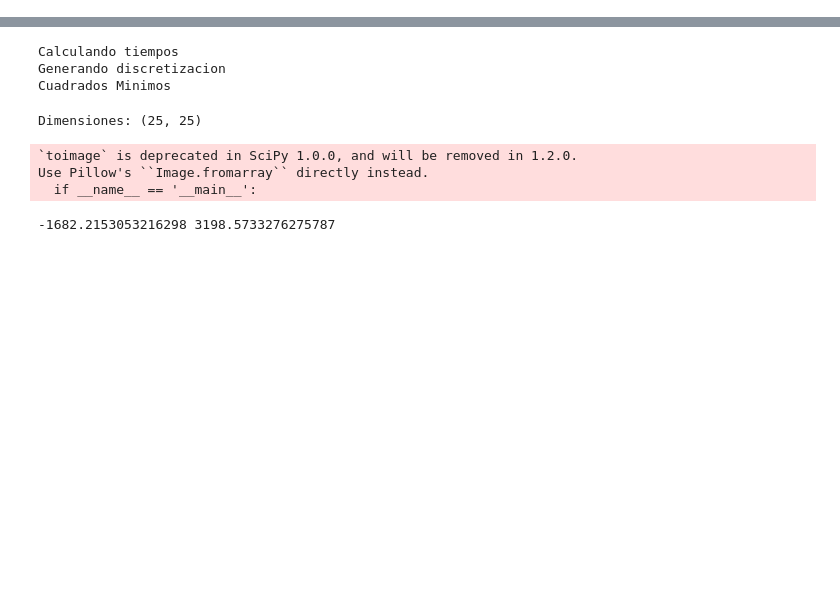
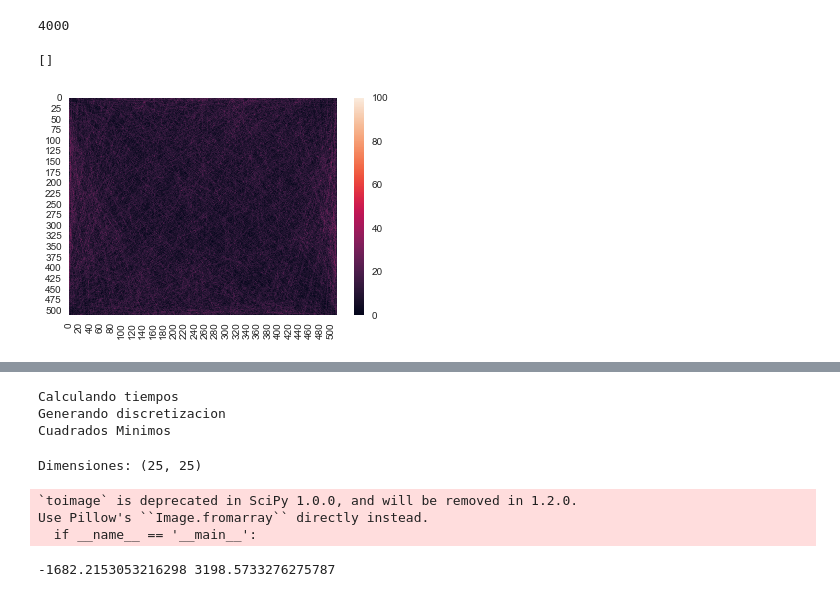
Before and after one commit to andres-rad/metnum-tp3, a Jupyter notebook: Implemetacion-tp.ipynb, the cells around one changed output, grey strips where cells are left out. Saved outputs shown, nothing was run; the diff lists cells and outputs as text; code cells hidden in the pictures; blank space fills up the shorter version.

```diff
--- a/Implemetacion-tp.ipynb
+++ b/Implemetacion-tp.ipynb
@@ -104,6 +106,34 @@ def generar_rayos(img, width, step):
             endY += 1
 
     return tc;
+# %%
+def mismoBorde(inicio, fin, n, m):
+    return (((inicio.x == 0 or inicio.x == n-1) and inicio.x == fin.x) or
+            ((inicio.y == 0 or inicio.y == m-1) and inicio.y == fin.y));
+
+def generar_rayos_rand(matrix, cant_rayos):
+    n= matrix.shape[0]
+    m= matrix.shape[1]
+    coordenadas_borde = set()
+
+    for i in range(n):
+        coordenadas_borde.add(Coord(i, 0))
+        coordenadas_borde.add(Coord(i, m-1))
+
+    for j in range(m):
+        coordenadas_borde.add(Coord(0, j));
+        coordenadas_borde.add(Coord(n-1, j));
+
+    tc = set();
+    while (len(tc) < cant_rayos):
+        inicio = sample(coordenadas_borde, 1)[0]
+        fin = inicio
+        while ( mismoBorde(inicio, fin, n, m)):
+            fin = sample(coordenadas_borde,1)[0]
+        tc.add(Rayo(inicio, fin))
+#         print((inicio,fin))
+
+    return tc
 # %%
 # generacion de rayos
 def generar_rayos_bis(img, width, step, step_other_side):
@@ -126,3 +156,18 @@ def generar_rayos_bis(img, width, step, step_other_side):
             endY += step_other_side
 
     return tc;
+# %%
+matriz = np.matrix([[0] * 512 for i in range(512)])
+# rayos = generar_rayos_bis(matriz, 40, 40,1)
+rayos = generar_rayos_rand(matriz, 4000)
+print(len(rayos))
+for rayo in rayos:
+    for coor in coordenadasDeRayo(rayo):
+        matriz[coor.x,coor.y] += 1
+sns.heatmap(matriz, vmax=100)
+plt.savefig('rayosrandtirados.png')
+plt.plot()
+# %% [output]
+4000
+[]
+[figure, added]
```
Also changed, not shown: parts of 6 cells of this notebook, 22 other files.
